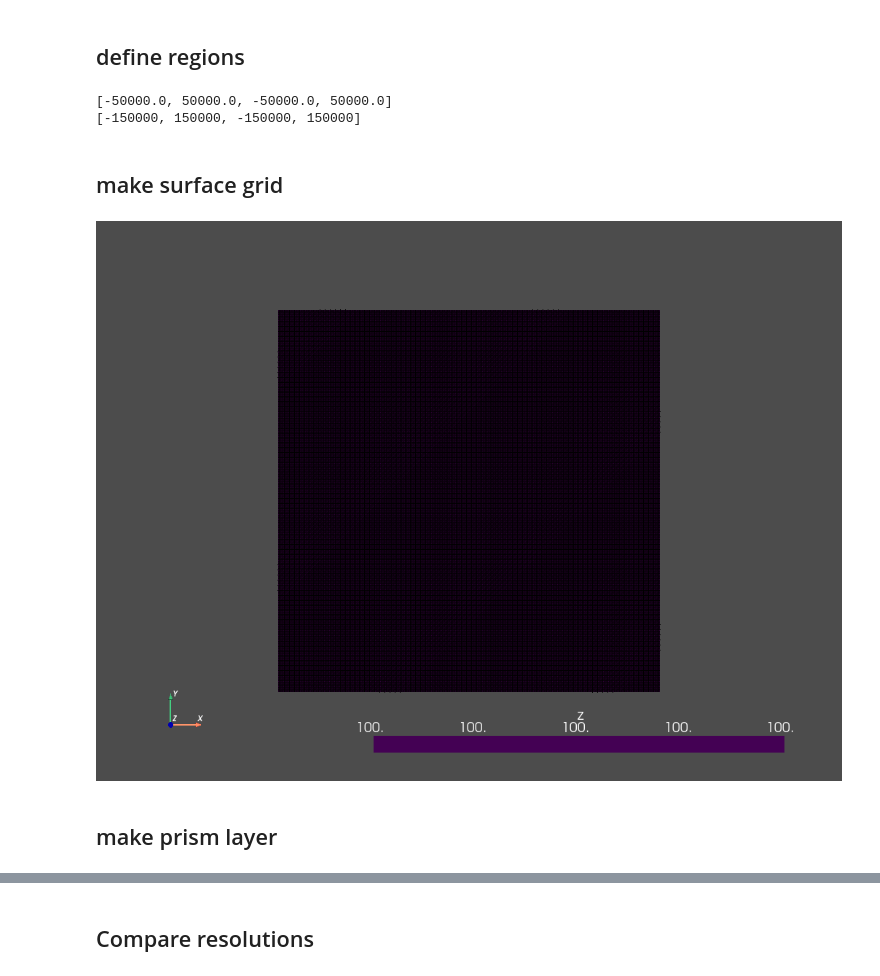
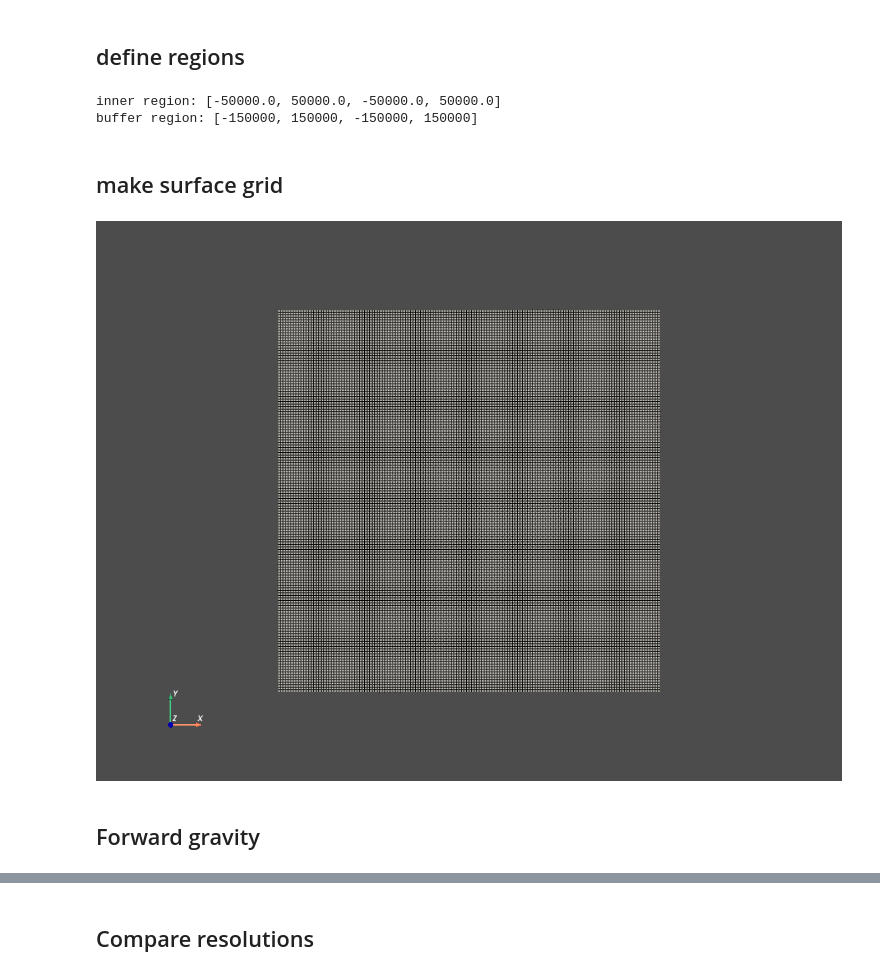
Before and after one commit to mdtanker/RIS_gravity_inversion, a Jupyter notebook: notebooks/buffer_zone_treemesh.ipynb, the cells around one changed output, grey strips where cells are left out. Saved outputs shown, nothing was run; the diff lists cells and outputs as text; code cells hidden in the pictures.

```diff
--- a/notebooks/buffer_zone_treemesh.ipynb
+++ b/notebooks/buffer_zone_treemesh.ipynb
@@ -135,55 +158,35 @@ def forward_grav_of_prismlayer(
 # Constant grid spacing
 # %% [markdown]
 ## define regions
-# %%
-spacing = 1e3
-
-buffer_zoom = 100e3
-
-inner_region = [-50e3, 50e3, -50e3, 50e3]
-
-buffer_region = utils.alter_region(inner_region, buffer=buffer_zoom)[1]
-
-# get central point of region in x and y
-y_mid = np.mean((inner_region[2], inner_region[3]))
-x_mid = np.mean((inner_region[0], inner_region[1]))
-
-print(inner_region)
-print(buffer_region)
-# %% [output]
-[-50000.0, 50000.0, -50000.0, 50000.0]
-[-150000, 150000, -150000, 150000]
+# %%
+buffer_zoom = 100e3
+
+buffer_region = utils.alter_region(inner_region, buffer=buffer_zoom)[1]
+
+print(f"inner region: {inner_region}")
+print(f"buffer region: {buffer_region}")
+# %% [output]
+inner region: [-50000.0, 50000.0, -50000.0, 50000.0]
+buffer region: [-150000, 150000, -150000, 150000]
 # %% [markdown]
 ## make surface grid
 # %%
 # create grid of coordinates
 (easting, northing) = vd.grid_coordinates(
     region=buffer_region,
     spacing=spacing,
 )
 
-# surface = 100 * np.exp(-((easting - x_mid)**2 + (northing - y_mid)**2) / 1e10)
-
 surface = vd.make_xarray_grid(
     (easting, northing),
-    # surface,
-    np.ones_like(easting)*100,
+    np.ones_like(easting)*prism_top,
     data_names="z", dims=("y", "x")
 ).z
 
-# fig = maps.plot_grd(
-#     surface,
-#     titles="Surface",
-#     cbar_label="elevation (m)",
-#     show_region=inner_region,
-#     cpt_lims=[99,101],
-# )
-
-# fig.show()
-
-surface.pyvista.plot(x="x", y="y", show_edges=True, cpos='xy', jupyter_backend='static')
+surface.pyvista.plot(x="x", y="y", show_edges=True, cpos='xy',
+    jupyter_backend='static', color='white')
 # %% [output]
-[figure, old version]
+[figure, new version]
-# %% [markdown]
-## make prism layer
+# %% [markdown]
+## Forward gravity
 # %%
```
Also changed, not shown: parts of 37 cells of this notebook, 55 other files.
